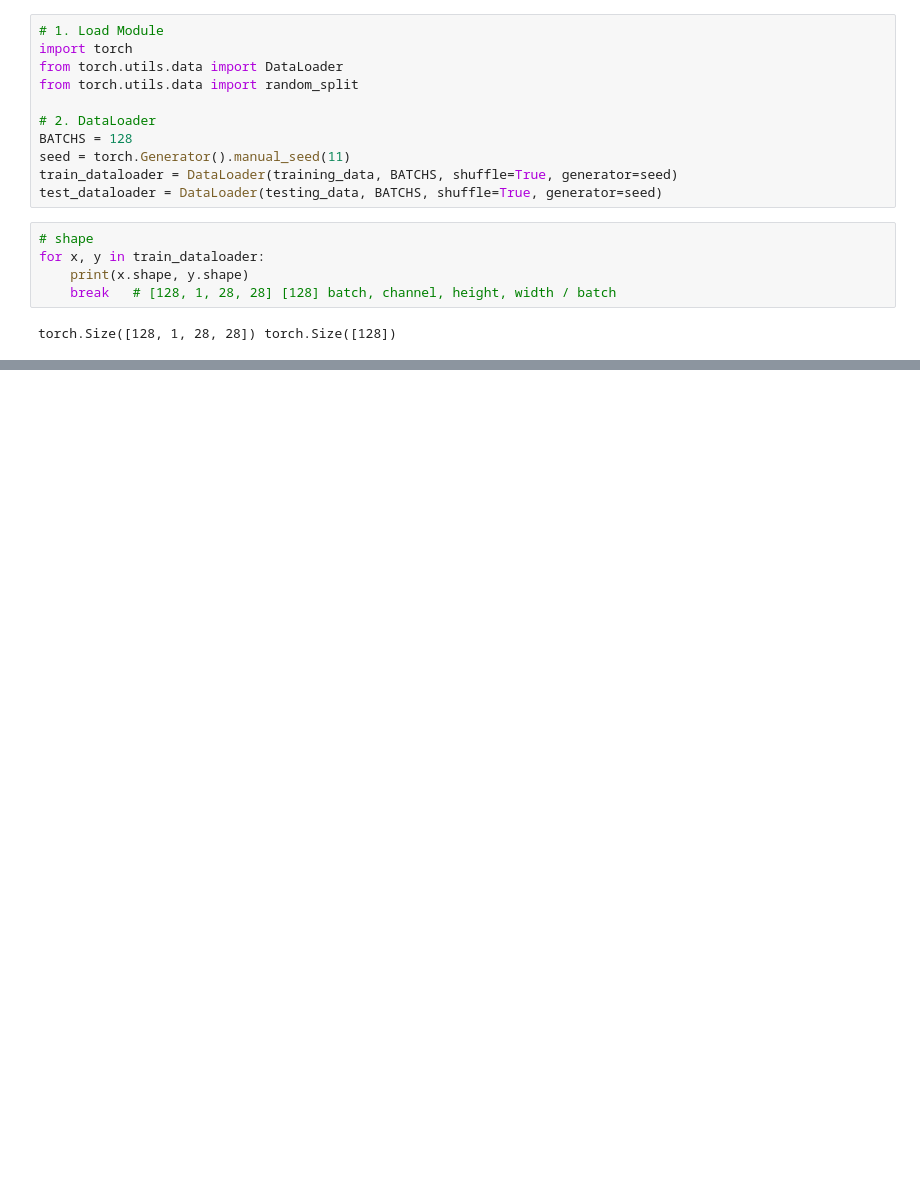
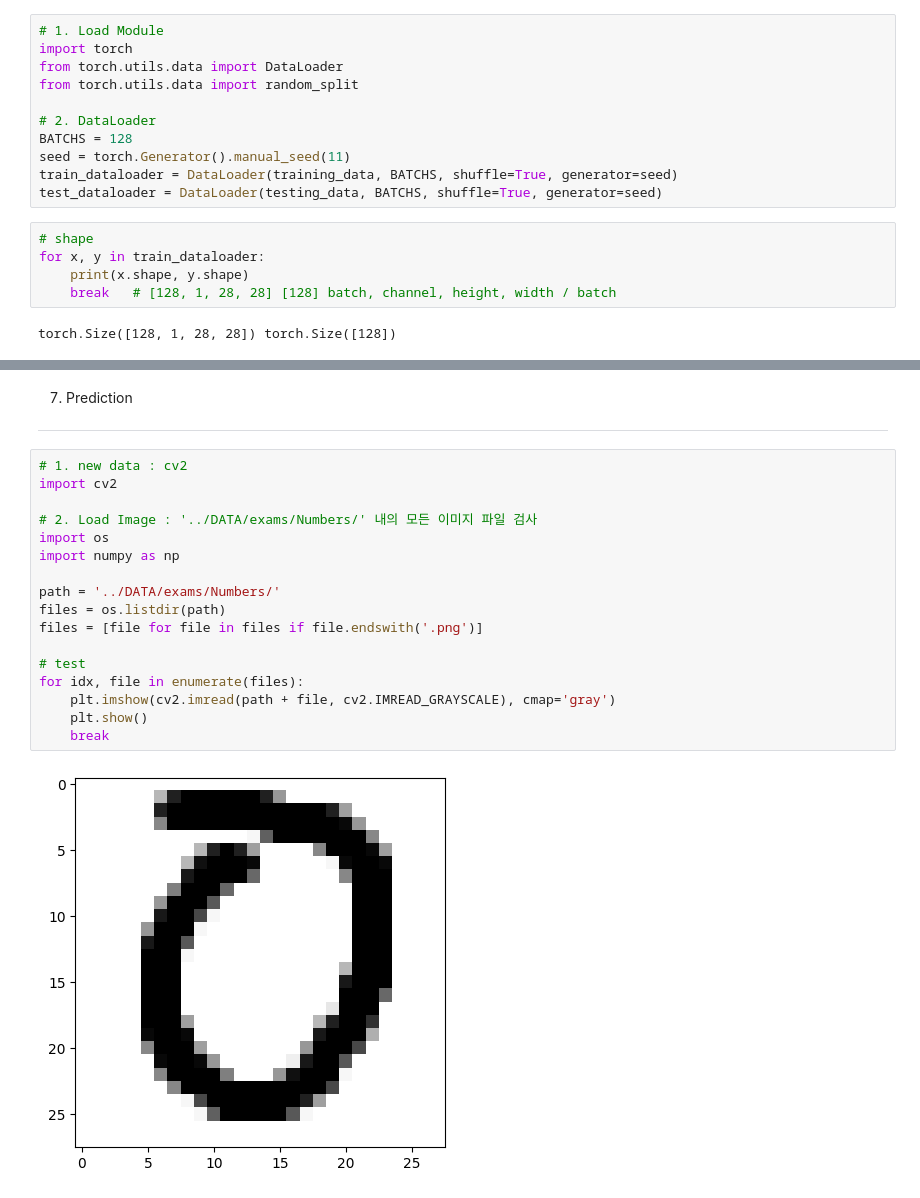
Before and after one commit to zeeenoo11/KDT5_Notes, a Jupyter notebook: EXAM_OpenCV/DAY2_Fri/BA01_cnn.ipynb, the cells around one changed output, grey strips where cells are left out. Drawn from its saved outputs; the diff is of its cells as text; blank space fills up the shorter version.

```diff
--- a/EXAM_OpenCV/DAY2_Fri/BA01_cnn.ipynb
+++ b/EXAM_OpenCV/DAY2_Fri/BA01_cnn.ipynb
@@ -210,0 +295,22 @@ class CNN(nn.Module):
+# %% [markdown]
+7. Prediction
+<hr>
+# %%
+# 1. new data : cv2
+import cv2
+
+# 2. Load Image : '../DATA/exams/Numbers/' 내의 모든 이미지 파일 검사
+import os
+import numpy as np
+
+path = '../DATA/exams/Numbers/'
+files = os.listdir(path)
+files = [file for file in files if file.endswith('.png')]
+
+# test
+for idx, file in enumerate(files):
+    plt.imshow(cv2.imread(path + file, cv2.IMREAD_GRAYSCALE), cmap='gray')
+    plt.show()
+    break
+# %% [output]
+[figure, added]
```
Also changed, not shown: parts of 32 cells of this notebook, 11 other files.
